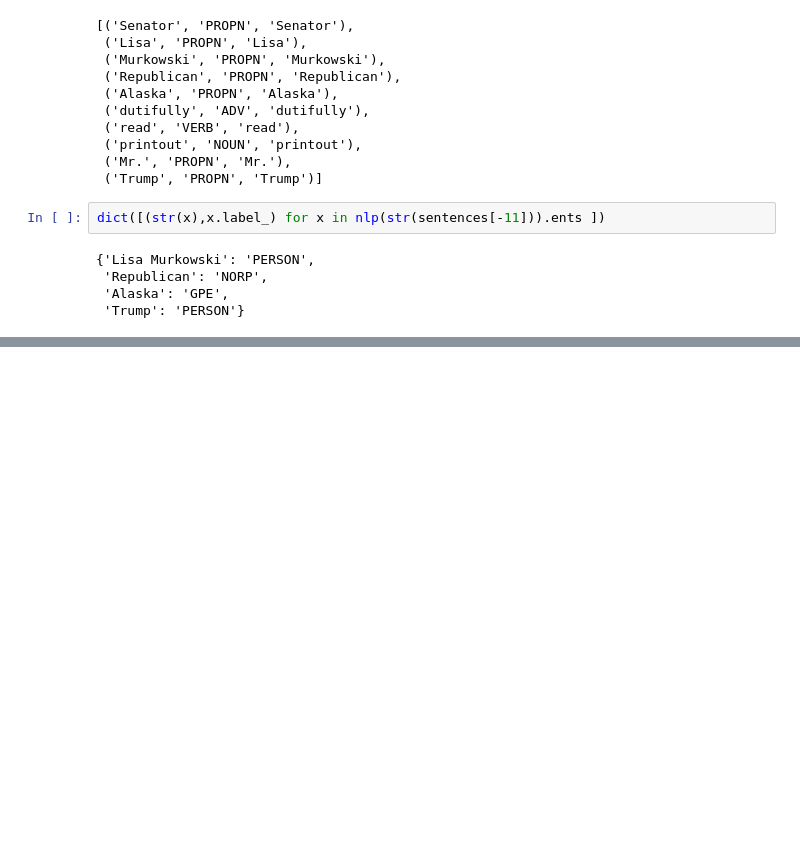
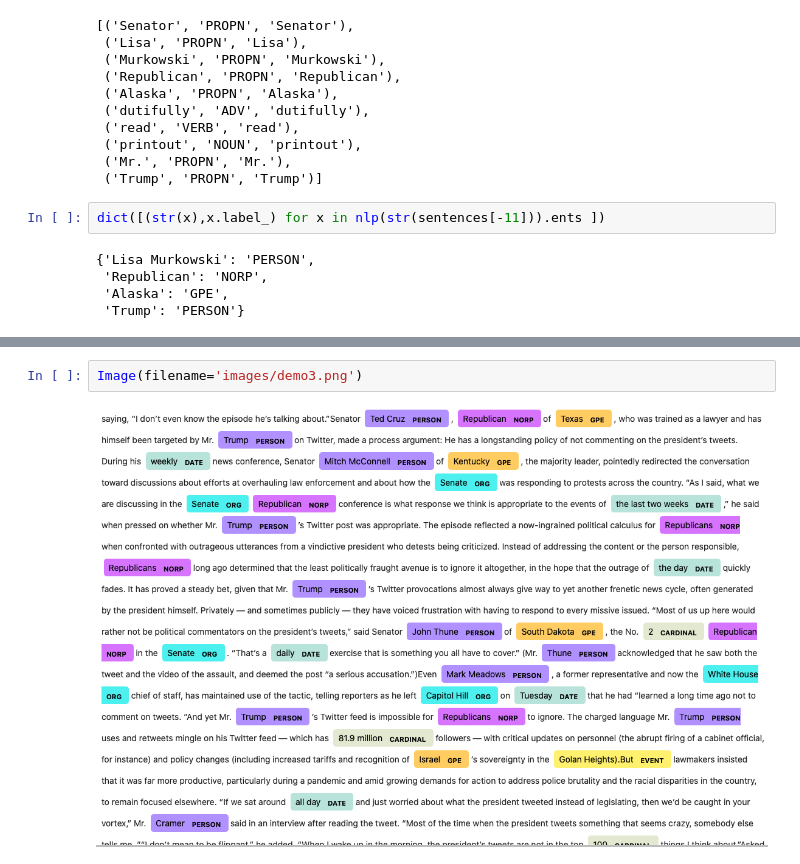
Before and after one commit to deep1401/Entity_Recognition, a Jupyter notebook: Entity Recognition.ipynb, the cells around one changed output, grey strips where cells are left out. Saved outputs shown, nothing was run; the diff lists cells and outputs as text; blank space fills up the shorter version.

```diff
--- a/Entity Recognition.ipynb
+++ b/Entity Recognition.ipynb
@@ -118,0 +123,4 @@ Republicans NORP Prefer Not to See ItEven when presented with a printout of the
+# %%
+Image(filename='images/demo3.png')
+# %% [output]
+[figure, added]
```
Also changed, not shown: parts of 7 cells of this notebook.
